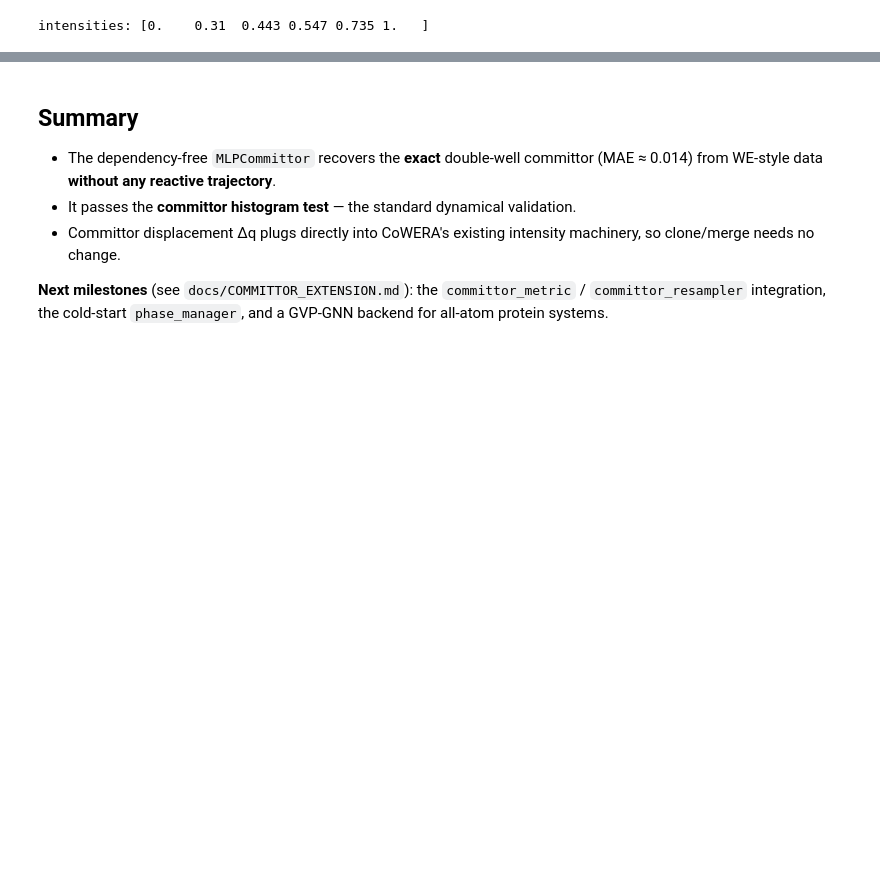
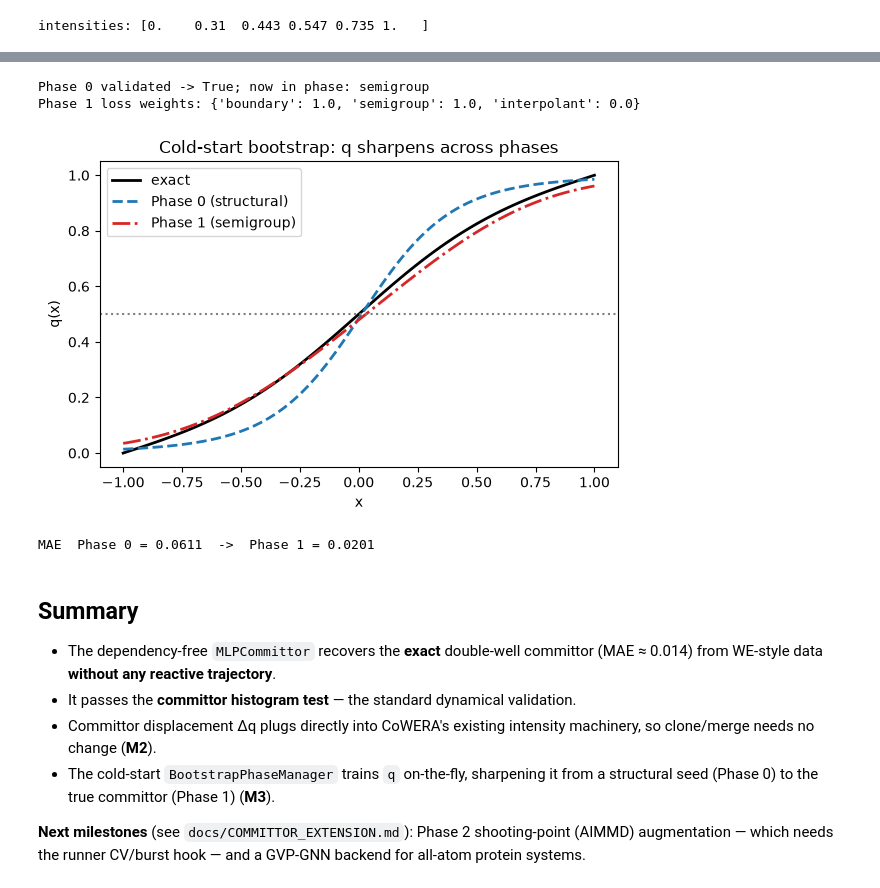
Before and after one commit to TeamSuman/CoWERA, a Jupyter notebook: Analysis/CoWERA_Committor_Tutorial.ipynb, the cells around one changed output, grey strips where cells are left out. Cells and saved outputs as stored; diff of their text form; code cells hidden in the pictures; blank space fills up the shorter version.

```diff
--- a/Analysis/CoWERA_Committor_Tutorial.ipynb
+++ b/Analysis/CoWERA_Committor_Tutorial.ipynb
@@ -213,3 +226,56 @@ intensities: [0.    0.31  0.443 0.547 0.735 1.   ]
+# %%
+from cowera_committor.phase_manager import BootstrapPhaseManager
+from cowera_committor.bootstrap import structural_interpolants
+from cowera_committor.committor_train import standardization_pool
+
+mgr = BootstrapPhaseManager(warmup_cycles=0, retrain_interval=1,
+                            var_threshold=0.01, min_intermediate_pairs=10)
+
+# ---- Phase 0: structural bootstrap (no MD) ----
+xA0 = rng.uniform(-1.6, -1.0, 200)[:, None]
+xB0 = rng.uniform(1.0, 1.6, 200)[:, None]
+Xi, yi = structural_interpolants(xA0, xB0, alphas=(0.2, 0.4, 0.6, 0.8),
+                                 n_pairs=200, rng=rng)
+m_cs = MLPCommittor(input_dim=1, hidden=(32, 32), seed=3, l2=1e-5)
+data0 = {'A': xA0, 'B': xB0, 'interp': (Xi, yi, np.ones(len(Xi)))}
+w0 = mgr.loss_weights(); w0.update({'lambda_A': 5.0, 'lambda_B': 5.0})
+m_cs.fit(data0, weights=w0, epochs=400, lr=5e-3, standardize_from=standardization_pool(data0))
+q_phase0 = m_cs.predict(grid[:, None])
+
+advanced = mgr.complete_structural_bootstrap(m_cs.predict(xA0), m_cs.predict(xB0))
+print(f'Phase 0 validated -> {advanced}; now in phase: {mgr.phase_name}')
+
+# ---- Phase 1: retrain on accumulated dynamical (semigroup) data ----
+# Phase 1 retrains on the WE interior pairs. We re-initialize here: the Phase-0
+# structural fit is a deliberately coarse seed, and for this toy a warm start
+# from it can bias the semigroup objective, so a fresh retrain on the dynamical
+# data converges cleanly to the true committor (in high dimensions a warm start
+# is usually fine).
+data1 = {'A': xA0, 'B': xB0, 'sem': (Xt, Xtp, np.ones(len(Xt)))}
+w1 = mgr.loss_weights(); w1.update({'lambda_A': 5.0, 'lambda_B': 5.0})
+m_phase1 = MLPCommittor(input_dim=1, hidden=(32, 32), seed=21, l2=1e-5)
+m_phase1.fit(data1, weights=w1, epochs=800, lr=5e-3, standardize_from=standardization_pool(data1))
+q_phase1 = m_phase1.predict(grid[:, None])
+print('Phase 1 loss weights:', {k: w1[k] for k in ('boundary', 'semigroup', 'interpolant')})
+# %% [output]
+Phase 0 validated -> True; now in phase: semigroup
+Phase 1 loss weights: {'boundary': 1.0, 'semigroup': 1.0, 'interpolant': 0.0}
+# %%
+fig, ax = plt.subplots(figsize=(6, 4))
+ax.plot(grid, q_true, 'k-', lw=2, label='exact')
+ax.plot(grid, q_phase0, 'C0--', lw=2, label='Phase 0 (structural)')
+ax.plot(grid, q_phase1, 'C3-.', lw=2, label='Phase 1 (semigroup)')
+ax.axhline(0.5, ls=':', color='grey')
+ax.set_xlabel('x'); ax.set_ylabel('q(x)')
+ax.set_title('Cold-start bootstrap: q sharpens across phases')
+ax.legend()
+fig.tight_layout(); fig.savefig(f'{FIGDIR}/committor_coldstart.png', dpi=130, bbox_inches='tight')
+plt.show()
+mae0 = np.mean(np.abs(q_phase0 - q_true)); mae1 = np.mean(np.abs(q_phase1 - q_true))
+print(f'MAE  Phase 0 = {mae0:.4f}  ->  Phase 1 = {mae1:.4f}')
+# %% [output]
+[figure, added]
+MAE  Phase 0 = 0.0611  ->  Phase 1 = 0.0201
 # %% [markdown]
 ## Summary
 
@@ -217,8 +283,10 @@ intensities: [0.    0.31  0.443 0.547 0.735 1.   ]
   (MAE ≈ 0.014) from WE-style data **without any reactive trajectory**.
 * It passes the **committor histogram test** — the standard dynamical validation.
 * Committor displacement Δq plugs directly into CoWERA's existing intensity
-  machinery, so clone/merge needs no change.
+  machinery, so clone/merge needs no change (**M2**).
+* The cold-start `BootstrapPhaseManager` trains `q` on-the-fly, sharpening it
+  from a structural seed (Phase 0) to the true committor (Phase 1) (**M3**).
 
-**Next milestones** (see `docs/COMMITTOR_EXTENSION.md`): the `committor_metric` /
-`committor_resampler` integration, the cold-start `phase_manager`, and a
-GVP-GNN backend for all-atom protein systems.
+**Next milestones** (see `docs/COMMITTOR_EXTENSION.md`): Phase 2 shooting-point
+(AIMMD) augmentation — which needs the runner CV/burst hook — and a GVP-GNN
+backend for all-atom protein systems.
```
Also changed, not shown: parts of 1 cell of this notebook, 16 other files.
